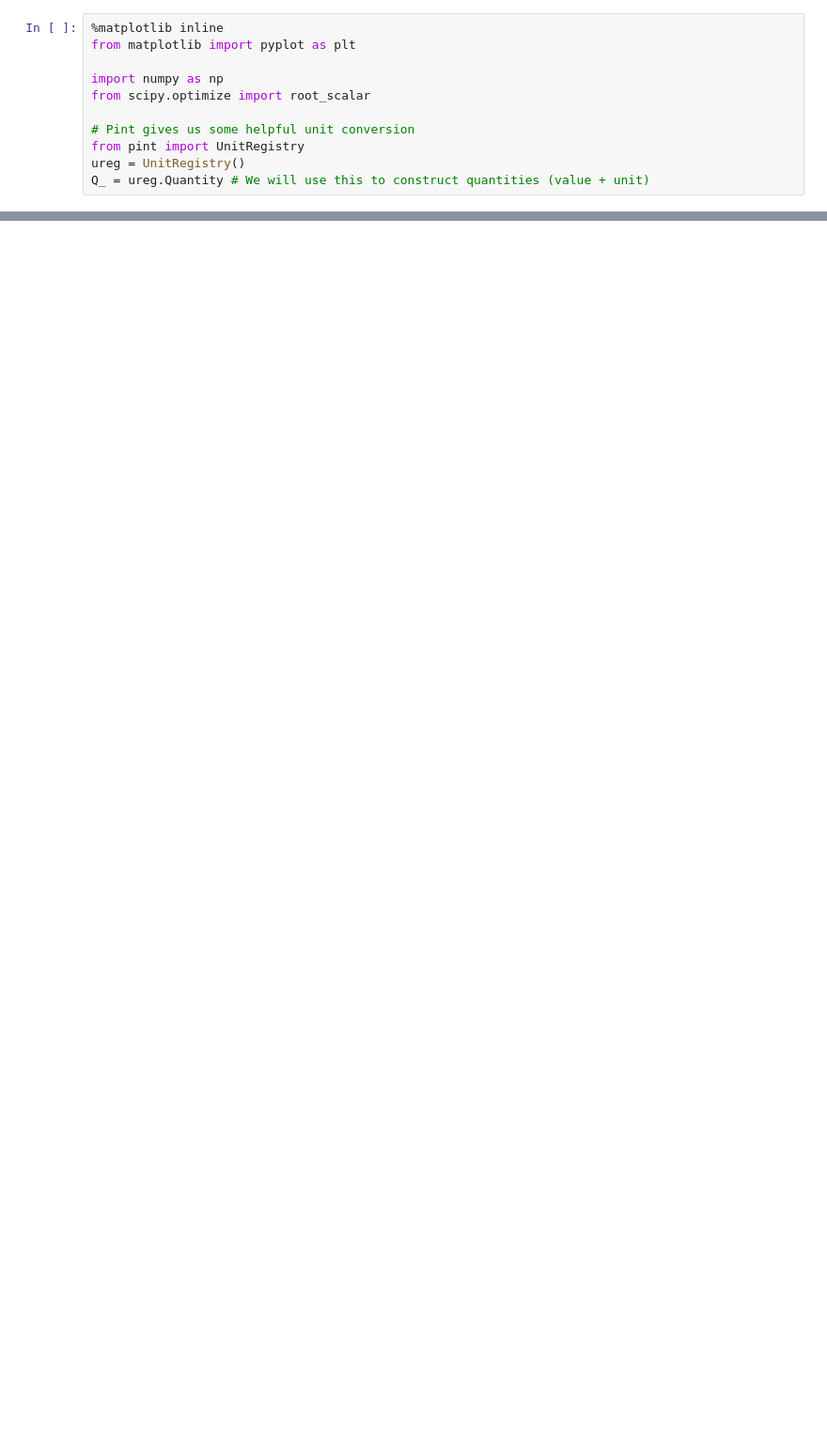
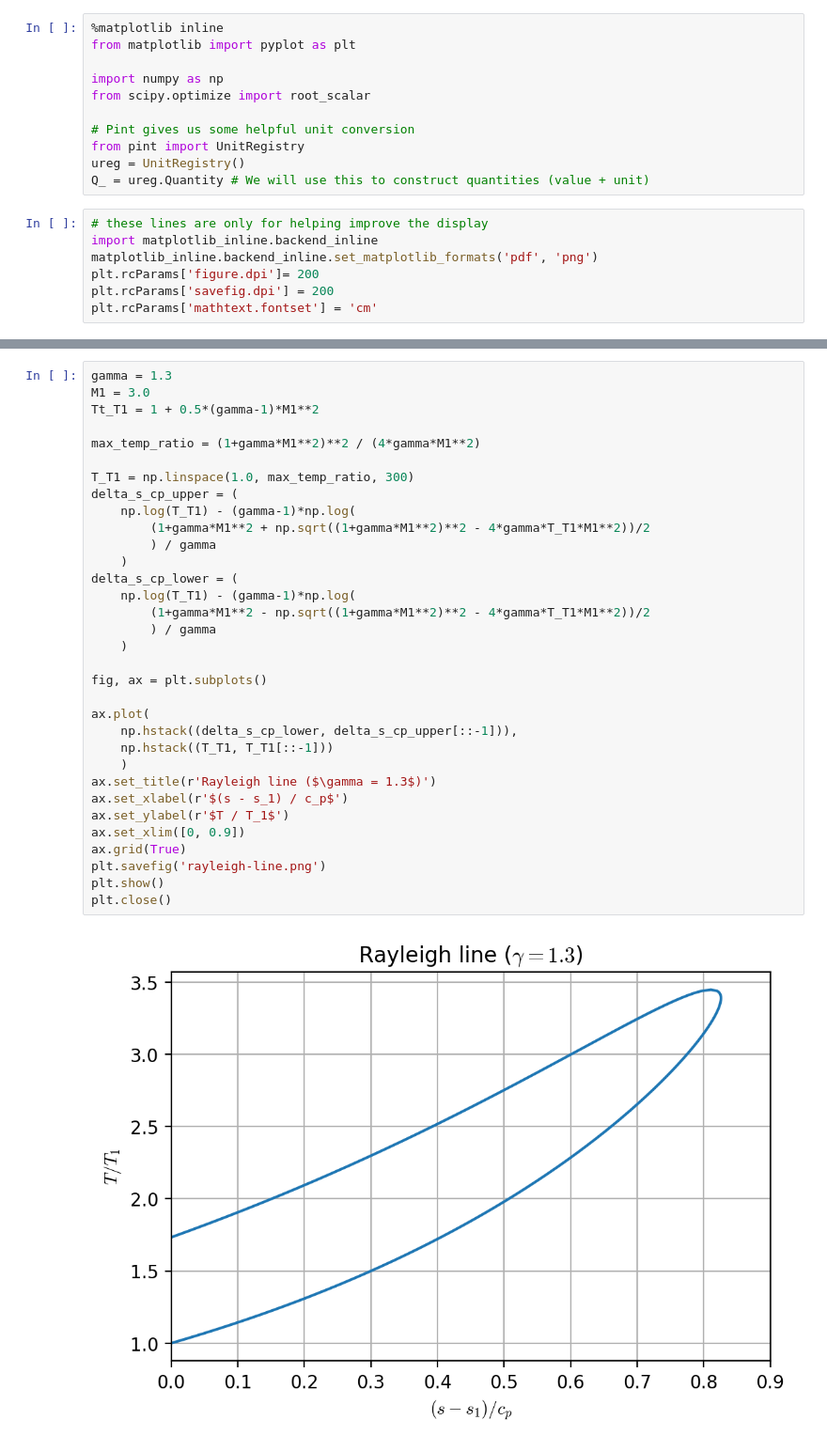
Before and after one commit to kyleniemeyer/gas-dynamics-notes, a Jupyter notebook: book/compressible-flows/heat-transfer.ipynb, the cells around one changed output, grey strips where cells are left out. Shown: that part at 94% size. Cells and saved outputs as stored; diff of their text form; blank space fills up the shorter version.

```diff
--- a/book/compressible-flows/heat-transfer.ipynb
+++ b/book/compressible-flows/heat-transfer.ipynb
@@ -11,6 +11,13 @@ from scipy.optimize import root_scalar
 from pint import UnitRegistry
 ureg = UnitRegistry()
 Q_ = ureg.Quantity # We will use this to construct quantities (value + unit)
+# %%
+# these lines are only for helping improve the display
+import matplotlib_inline.backend_inline
+matplotlib_inline.backend_inline.set_matplotlib_formats('pdf', 'png')
+plt.rcParams['figure.dpi']= 200
+plt.rcParams['savefig.dpi'] = 200
+plt.rcParams['mathtext.fontset'] = 'cm'
 # %% [markdown]
 Heat transfer is the third main factor that can affect a compressible flow, after area change and friction.
 
@@ -46,0 +196,35 @@ Up to this point, we have been able to rely on the fact that stagnation enthalpy
+# %%
+gamma = 1.3
+M1 = 3.0
+Tt_T1 = 1 + 0.5*(gamma-1)*M1**2
+
+max_temp_ratio = (1+gamma*M1**2)**2 / (4*gamma*M1**2)
+
+T_T1 = np.linspace(1.0, max_temp_ratio, 300)
+delta_s_cp_upper = (
+    np.log(T_T1) - (gamma-1)*np.log(
+        (1+gamma*M1**2 + np.sqrt((1+gamma*M1**2)**2 - 4*gamma*T_T1*M1**2))/2
+        ) / gamma
+    )
+delta_s_cp_lower = (
+    np.log(T_T1) - (gamma-1)*np.log(
+        (1+gamma*M1**2 - np.sqrt((1+gamma*M1**2)**2 - 4*gamma*T_T1*M1**2))/2
+        ) / gamma
+    )
+
+fig, ax = plt.subplots()
+
+ax.plot(
+    np.hstack((delta_s_cp_lower, delta_s_cp_upper[::-1])),
+    np.hstack((T_T1, T_T1[::-1]))
+    )
+ax.set_title(r'Rayleigh line ($\gamma = 1.3$)')
+ax.set_xlabel(r'$(s - s_1) / c_p$')
+ax.set_ylabel(r'$T / T_1$')
+ax.set_xlim([0, 0.9])
+ax.grid(True)
+plt.savefig('rayleigh-line.png')
+plt.show()
+plt.close()
+# %% [output]
+[figure, added]
```
Also changed, not shown: parts of 27 cells of this notebook, 14 other files.
